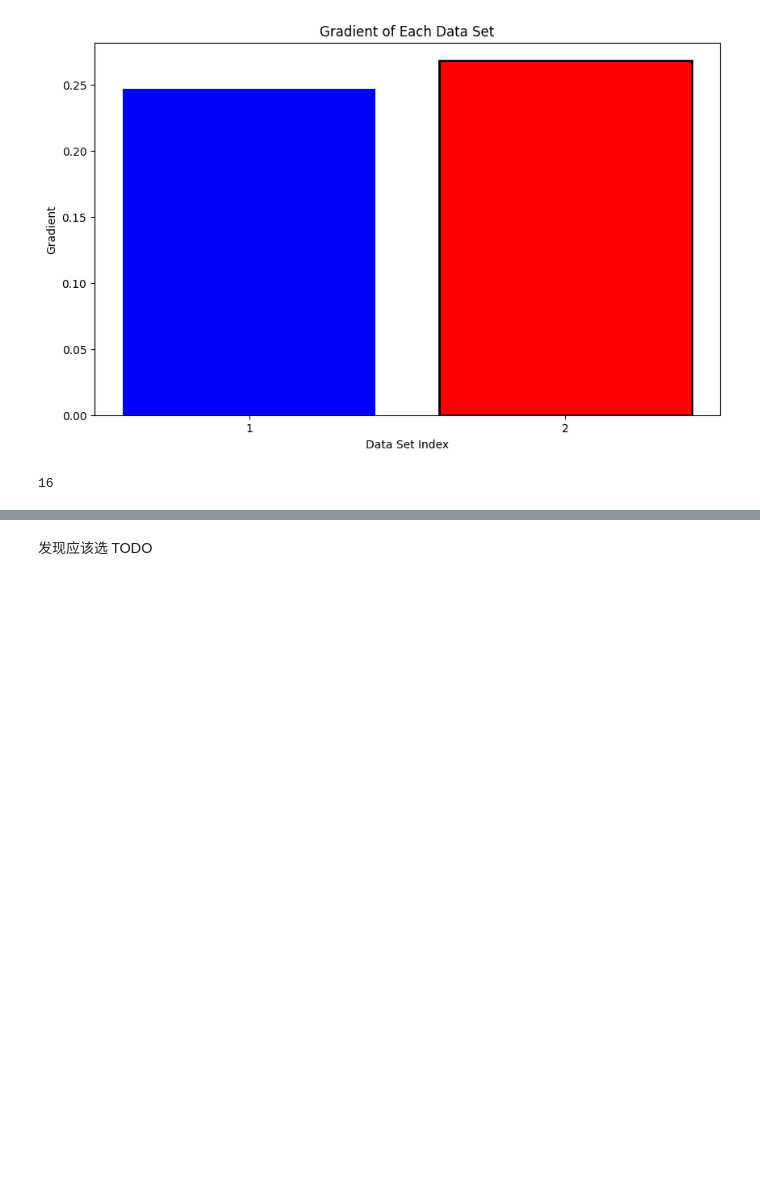
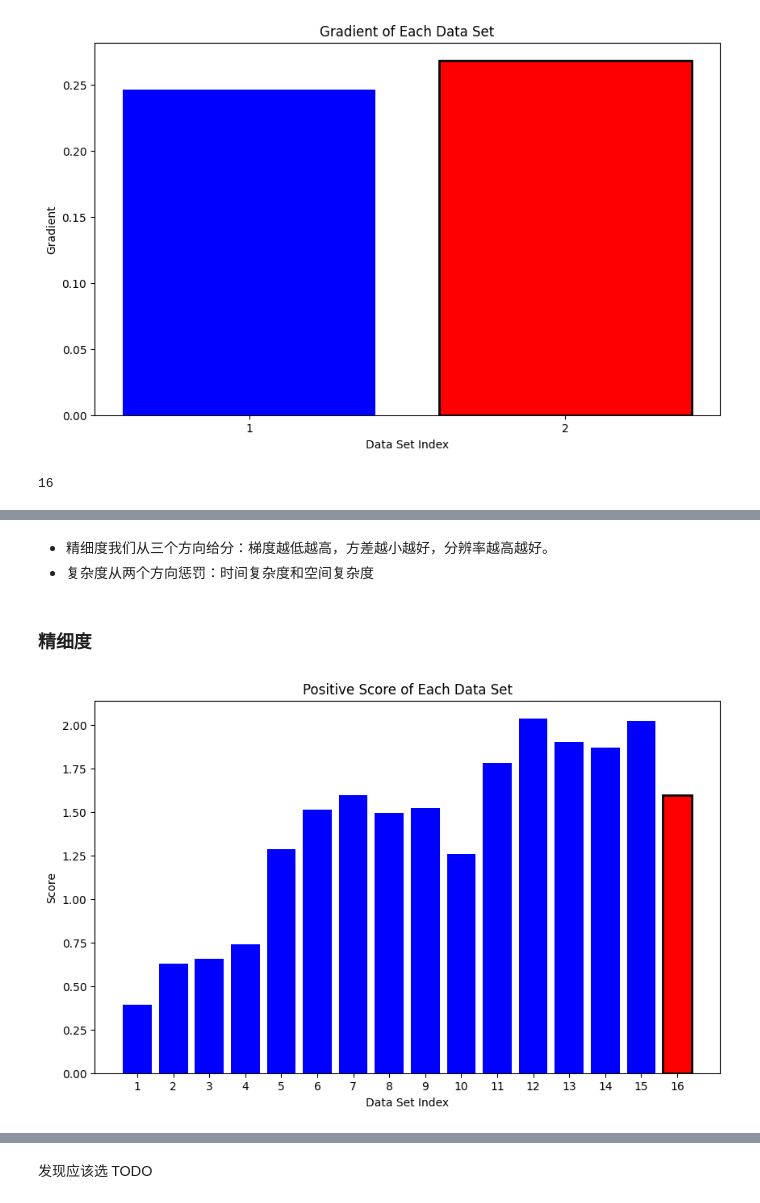
Before and after one commit to BlingCc233/project_A, a Jupyter notebook: nostack.ipynb, the cells around one changed output, grey strips where cells are left out. Drawn from its saved outputs; the diff is of its cells as text; code cells hidden in the pictures; blank space fills up the shorter version.

```diff
--- a/nostack.ipynb
+++ b/nostack.ipynb
@@ -1252 +1261,69 @@ plt.show()
 [figure]
+# %% [markdown]
+- 精细度我们从三个方向给分：梯度越低越高，方差越小越好，分辨率越高越好。
+- 复杂度从两个方向惩罚：时间复杂度和空间复杂度
+# %% [markdown]
+### 精细度
+# %%
+score = np.zeros((3, 16))
+# 方差
+score[0] = vars_for_dis
+# 梯度
+score[1] = hs_for_dis
+
+# 分辨率即s即迭代次数
+s_for_dis = []
+for i in range(1,5):
+    s_for_dis.append(s[i])
+
+for i in range(1,5):
+    for j in range(i+1, 5 ):
+        s_for_dis.append(s[i] + s[j])
+
+for i in range(1,5):
+    for j in range(i+1, 5):
+        for k in range(j+1, 5):
+            s_for_dis.append(s[i] + s[j] + s[k])
+
+s_for_dis.append(s[1] + s[2] + s[3] + s[4])
+
+s_for_dis.append(s[1] + s[4])
+
+# 迭代次数
+score[2] = s_for_dis
+
+final_score = []
+
+for i in range(3):
+    max = np.max(score[i])
+    # 比例
+    k = 1 / max
+    score[i] =  score[i] * k
+    if i == 0 or i == 1:
+        score[i] = 1 - score[i]
+    # print(score[i])
+
+for i in range(16):
+    final_score.append(score[0][i] + score[1][i] + score[2][i])
+
+
+
+# 创建直方图
+plt.figure(figsize=(10, 6))
+bars = plt.bar(range(len(final_score)), final_score, color='b')
+
+# 高亮最后一个数据
+bars[-1].set_color('r')
+bars[-1].set_edgecolor('black')
+bars[-1].set_linewidth(2)
+
+# 添加标签和标题
+plt.xlabel('Data Set Index')
+plt.ylabel('Score')
+plt.title('Positive Score of Each Data Set')
+plt.xticks(range(len(final_score)), [f'{i+1}' for i in range(len(final_score))])
+
+# 显示图表
+plt.show()
+# %% [output]
+[figure, added]
```
Also changed, not shown: parts of 13 cells of this notebook, 3 other files.
